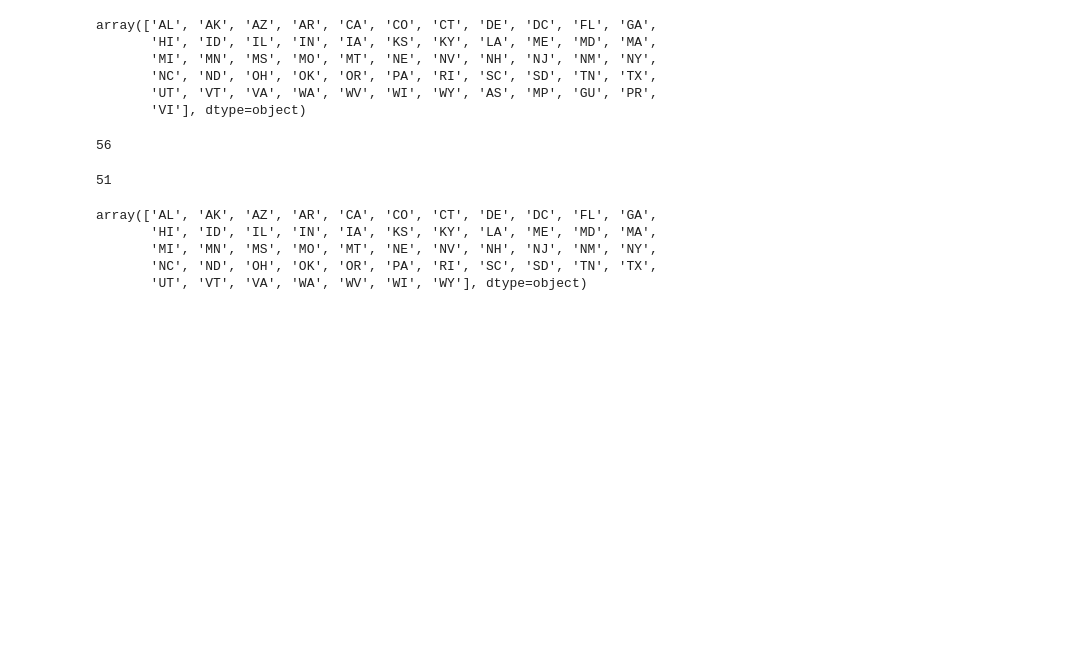
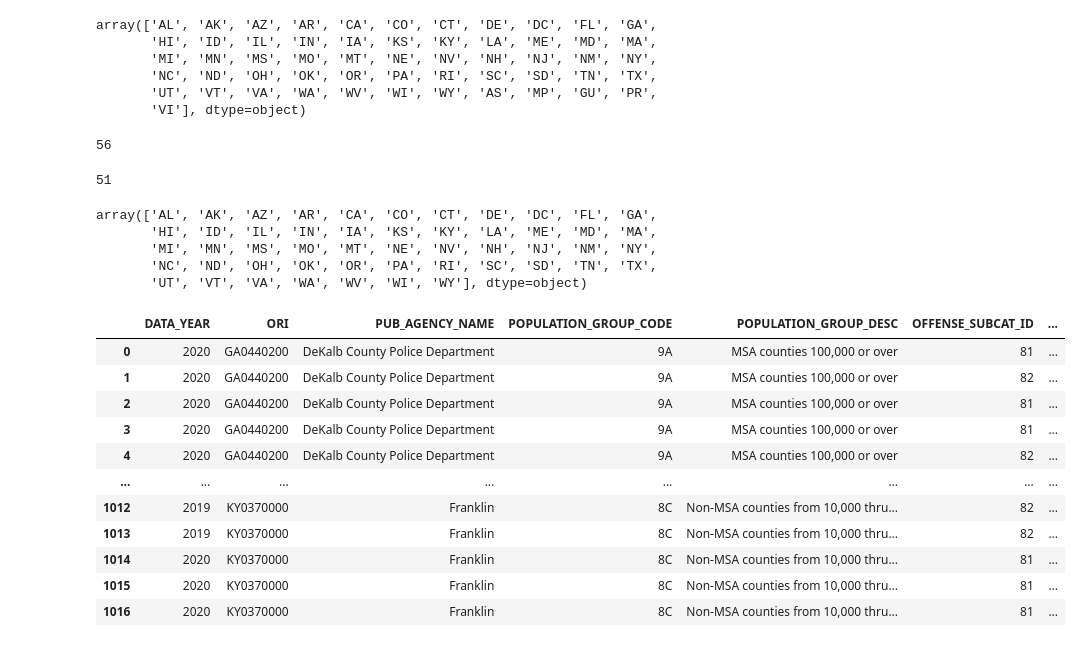
Before and after one commit to bakeralexan/human_trafficking_interactive_charts, a Jupyter notebook: ori_to_fips.ipynb, the cells around one changed output. Cells and saved outputs as stored; diff of their text form; code cells hidden in the pictures; blank space fills up the shorter version.

```diff
--- a/ori_to_fips.ipynb
+++ b/ori_to_fips.ipynb
@@ -112,13 +112,26 @@ array(['AL', 'AK', 'AZ', 'AR', 'CA', 'CO', 'CT', 'DE', 'DC', 'FL', 'GA',
        'NC', 'ND', 'OH', 'OK', 'OR', 'PA', 'RI', 'SC', 'SD', 'TN', 'TX',
        'UT', 'VT', 'VA', 'WA', 'WV', 'WI', 'WY'], dtype=object)
 # %%
-ori_short_df = ori_df{['DATA_YEAR'],
-                      ['ORI'],
-                      ['PUB_AGENCY_NAME'],
-                      ['POPULATION_GROUP_CODE'],
-                      ['POPULATION_GROUP_DESC'],
-                      ['OFFENSE_SUBCAT_ID'],
-                      ['OFFENSE_SUBCAT_NAME'],
-                      ['ACTUAL_COUNT'],
-                      ['COUNTY']}
+ori_short_df = ori_df[["DATA_YEAR",
+                      "ORI",
+                      "PUB_AGENCY_NAME",
+                      "POPULATION_GROUP_CODE",
+                      "POPULATION_GROUP_DESC",
+                      "OFFENSE_SUBCAT_ID",
+                      "OFFENSE_SUBCAT_NAME",
+                      "ACTUAL_COUNT",
+                      "COUNTY"]]
+ori_short_df
 # %% [output]
+|  | DATA_YEAR | ORI | PUB_AGENCY_NAME | POPULATION_GROUP_CODE | POPULATION_GROUP_DESC | OFFENSE_SUBCAT_ID | ... |
+| 0 | 2020 | GA0440200 | DeKalb County Police Department | 9A | MSA counties 100,000 or over | 81 | ... |
+| 1 | 2020 | GA0440200 | DeKalb County Police Department | 9A | MSA counties 100,000 or over | 82 | ... |
+| 2 | 2020 | GA0440200 | DeKalb County Police Department | 9A | MSA counties 100,000 or over | 81 | ... |
+| 3 | 2020 | GA0440200 | DeKalb County Police Department | 9A | MSA counties 100,000 or over | 81 | ... |
+| 4 | 2020 | GA0440200 | DeKalb County Police Department | 9A | MSA counties 100,000 or over | 82 | ... |
+| ... | ... | ... | ... | ... | ... | ... | ... |
+| 1012 | 2019 | KY0370000 | Franklin | 8C | Non-MSA counties from 10,000 thru... | 82 | ... |
+| 1013 | 2019 | KY0370000 | Franklin | 8C | Non-MSA counties from 10,000 thru... | 82 | ... |
+| 1014 | 2020 | KY0370000 | Franklin | 8C | Non-MSA counties from 10,000 thru... | 81 | ... |
+| 1015 | 2020 | KY0370000 | Franklin | 8C | Non-MSA counties from 10,000 thru... | 81 | ... |
+| 1016 | 2020 | KY0370000 | Franklin | 8C | Non-MSA counties from 10,000 thru... | 81 | ... |
```
Also changed, not shown: parts of 3 cells of this notebook, 5 other files.
